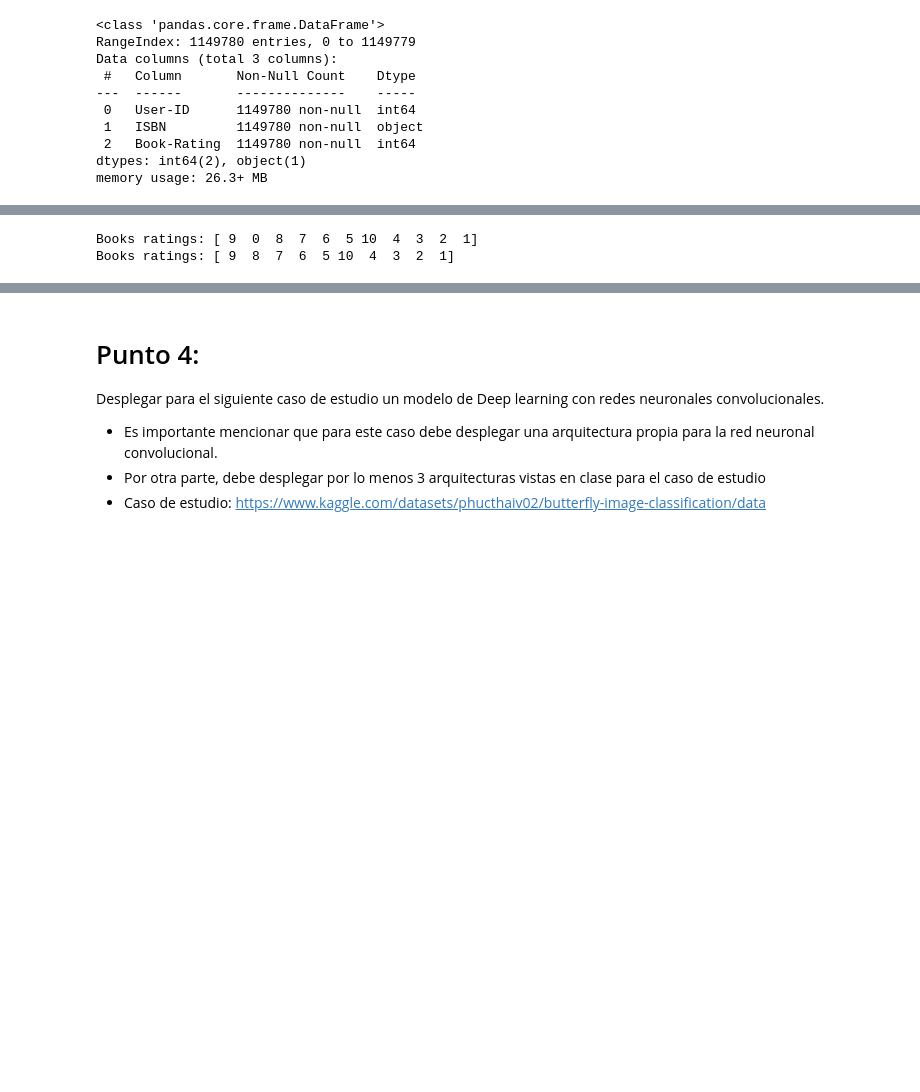
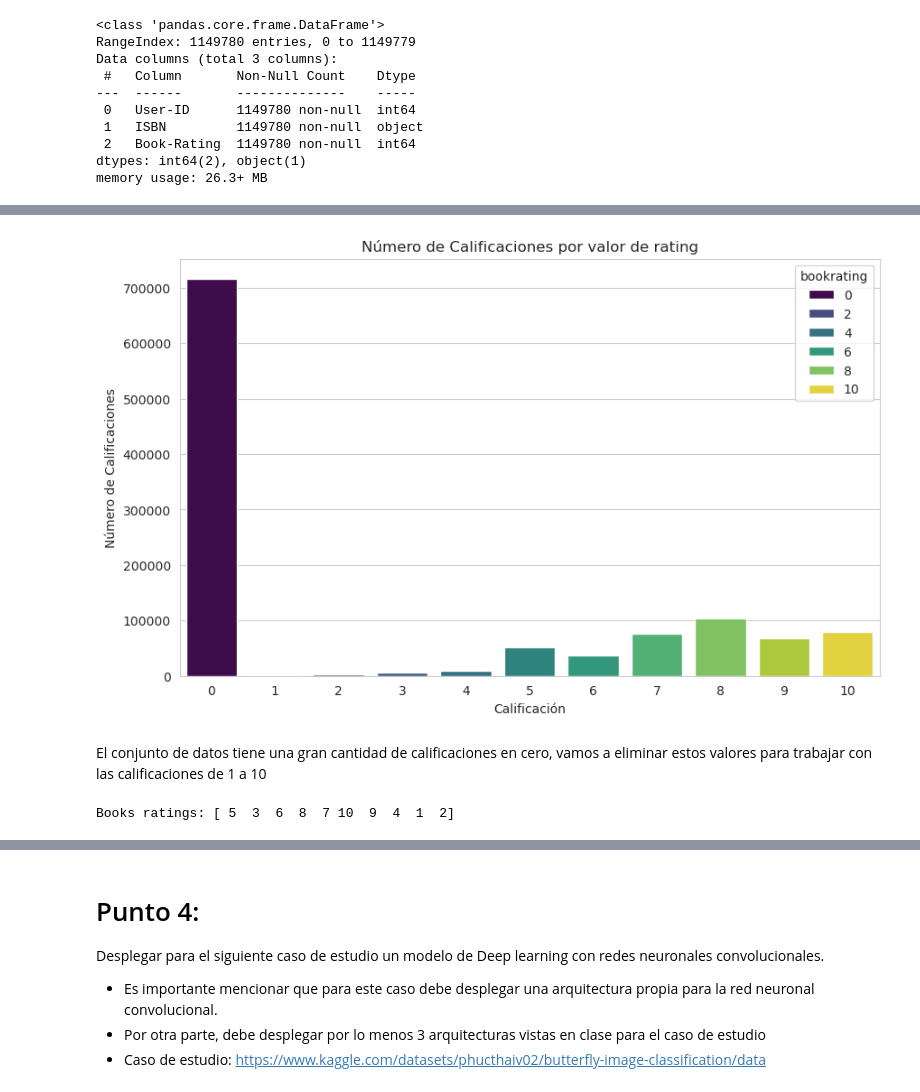
Before and after one commit to TalentoTech-IAA-2024/proyecto, a Jupyter notebook: Parte_1-3_Proyecto.ipynb, the cells around one changed output, grey strips where cells are left out. Cells and saved outputs as stored; diff of their text form; code cells hidden in the pictures; blank space fills up the shorter version.

```diff
--- a/Parte_1-3_Proyecto.ipynb
+++ b/Parte_1-3_Proyecto.ipynb
@@ -703,7 +702,18 @@ data_small.head()
+# %%
+import matplotlib.pyplot as plt
+
+plt.figure(figsize=(10, 6))
+sns.countplot(data=data, x='bookrating', palette='viridis', hue='bookrating')
+plt.title('Número de Calificaciones por valor de rating')
+plt.xlabel('Calificación')
+plt.ylabel('Número de Calificaciones')
+plt.show()
+# %% [output]
+[figure, added]
+# %% [markdown]
+El conjunto de datos tiene una gran cantidad de calificaciones en cero, vamos a eliminar estos valores para trabajar con las calificaciones de 1 a 10
 # %%
-print(f"Books ratings: {data_small['bookrating'].unique()}")
-data_small = data_small[data_small['bookrating'] > 0]
-print(f"Books ratings: {data_small['bookrating'].unique()}")
+data = data[data['bookrating'] > 0]
+print(f"Books ratings: {data['bookrating'].unique()}")
 # %% [output]
-Books ratings: [ 9  0  8  7  6  5 10  4  3  2  1]
-Books ratings: [ 9  8  7  6  5 10  4  3  2  1]
+Books ratings: [ 5  3  6  8  7 10  9  4  1  2]
```
Also changed, not shown: parts of 20 cells of this notebook.
